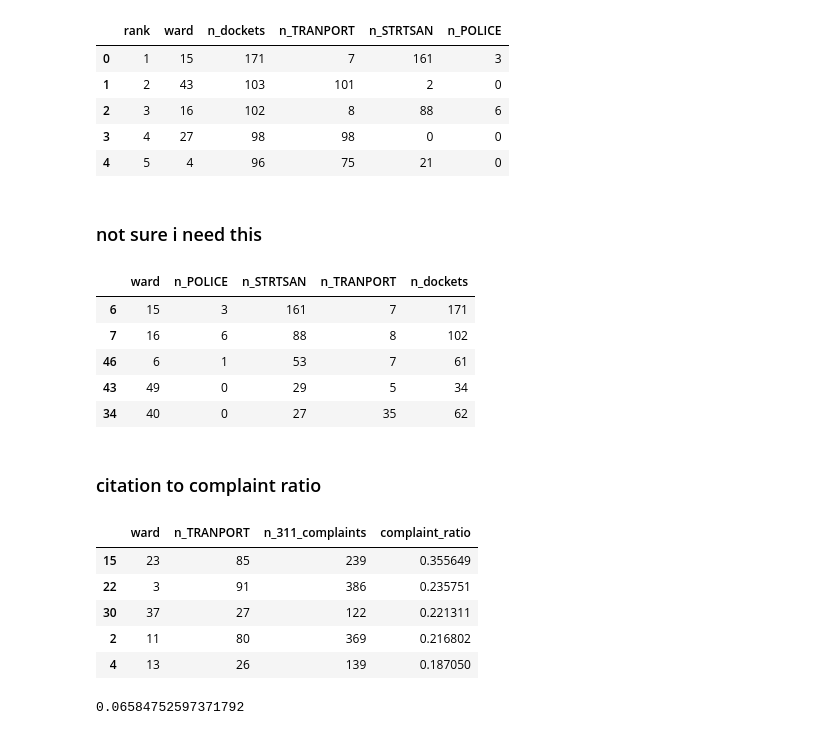
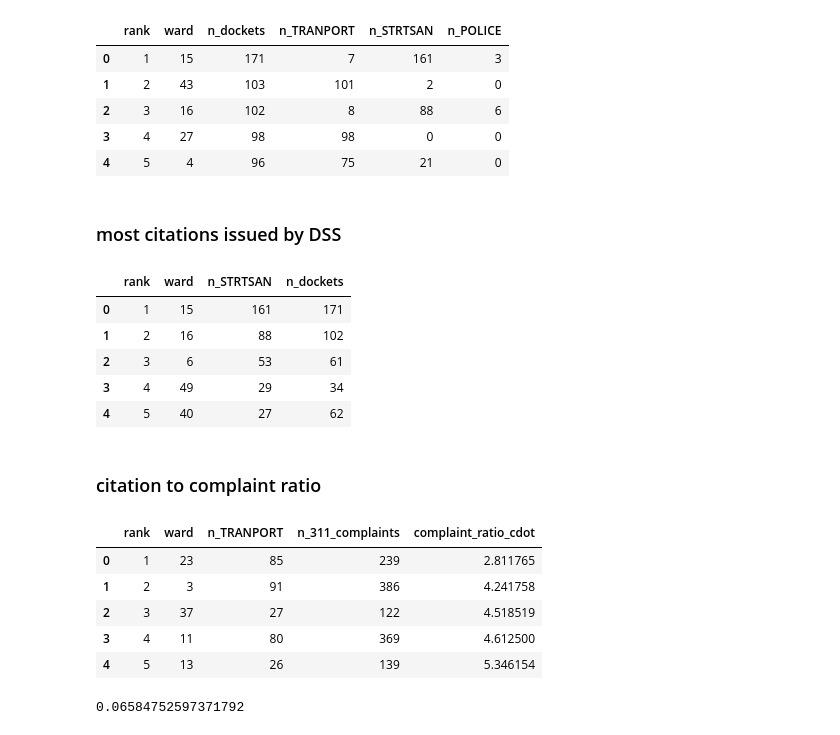
Before and after one commit to reliablerascal/snow-clearance, a Jupyter notebook: notebooks/02-analysis/fines-02-graphics-for-ssw.ipynb, the cells around one changed output. Saved outputs shown, nothing was run; the diff lists cells and outputs as text; code cells hidden in the pictures.

```diff
--- a/notebooks/02-analysis/fines-02-graphics-for-ssw.ipynb
+++ b/notebooks/02-analysis/fines-02-graphics-for-ssw.ipynb
@@ -202,31 +202,33 @@ df_dockets_by_ward_top5
 | 3 | 4 | 27 | 98 | 98 | 0 | 0 |
 | 4 | 5 | 4 | 96 | 75 | 21 | 0 |
 # %% [markdown]
-### not sure i need this
+### most citations issued by DSS
 # %%
-df_streets_by_ward_top5 = df_wards.sort_values('n_STRTSAN', ascending=False).head()
-df_streets_by_ward_top5 = df_streets_by_ward_top5[['ward','n_POLICE','n_STRTSAN','n_TRANPORT','n_dockets']]
+df_streets_by_ward_top5 = df_wards.sort_values('n_STRTSAN', ascending=False).head().reset_index()
+df_streets_by_ward_top5['rank'] =  df_streets_by_ward_top5.index + 1
+df_streets_by_ward_top5 = df_streets_by_ward_top5[['rank','ward','n_STRTSAN','n_dockets']]
 df_streets_by_ward_top5
 # %% [output]
-|  | ward | n_POLICE | n_STRTSAN | n_TRANPORT | n_dockets |
-| 6 | 15 | 3 | 161 | 7 | 171 |
-| 7 | 16 | 6 | 88 | 8 | 102 |
-| 46 | 6 | 1 | 53 | 7 | 61 |
-| 43 | 49 | 0 | 29 | 5 | 34 |
-| 34 | 40 | 0 | 27 | 35 | 62 |
+|  | rank | ward | n_STRTSAN | n_dockets |
+| 0 | 1 | 15 | 161 | 171 |
+| 1 | 2 | 16 | 88 | 102 |
+| 2 | 3 | 6 | 53 | 61 |
+| 3 | 4 | 49 | 29 | 34 |
+| 4 | 5 | 40 | 27 | 62 |
 # %% [markdown]
 ### citation to complaint ratio
 # %%
-df_citation_ratio_by_ward_top5 = df_wards.sort_values('complaint_ratio', ascending=False).head()
-df_citation_ratio_by_ward_top5 = df_citation_ratio_by_ward_top5 [['ward','n_TRANPORT','n_311_complaints','complaint_ratio']]
+df_citation_ratio_by_ward_top5 = df_wards.sort_values('complaint_ratio_cdot', ascending=True).head().reset_index()
+df_citation_ratio_by_ward_top5['rank']=df_citation_ratio_by_ward_top5.index+1
+df_citation_ratio_by_ward_top5 = df_citation_ratio_by_ward_top5 [['rank','ward','n_TRANPORT','n_311_complaints','complaint_ratio_cdot']]
 df_citation_ratio_by_ward_top5
 # %% [output]
-|  | ward | n_TRANPORT | n_311_complaints | complaint_ratio |
-| 15 | 23 | 85 | 239 | 0.355649 |
-| 22 | 3 | 91 | 386 | 0.235751 |
-| 30 | 37 | 27 | 122 | 0.221311 |
-| 2 | 11 | 80 | 369 | 0.216802 |
-| 4 | 13 | 26 | 139 | 0.187050 |
+|  | rank | ward | n_TRANPORT | n_311_complaints | complaint_ratio_cdot |
+| 0 | 1 | 23 | 85 | 239 | 2.811765 |
+| 1 | 2 | 3 | 91 | 386 | 4.241758 |
+| 2 | 3 | 37 | 27 | 122 | 4.518519 |
+| 3 | 4 | 11 | 80 | 369 | 4.612500 |
+| 4 | 5 | 13 | 26 | 139 | 5.346154 |
 # %%
 # citywide citation ratio
 df_wards['n_TRANPORT'].sum()/df_wards['n_311_complaints'].sum()
```
Also changed, not shown: parts of 2 cells of this notebook, 9 other files.
